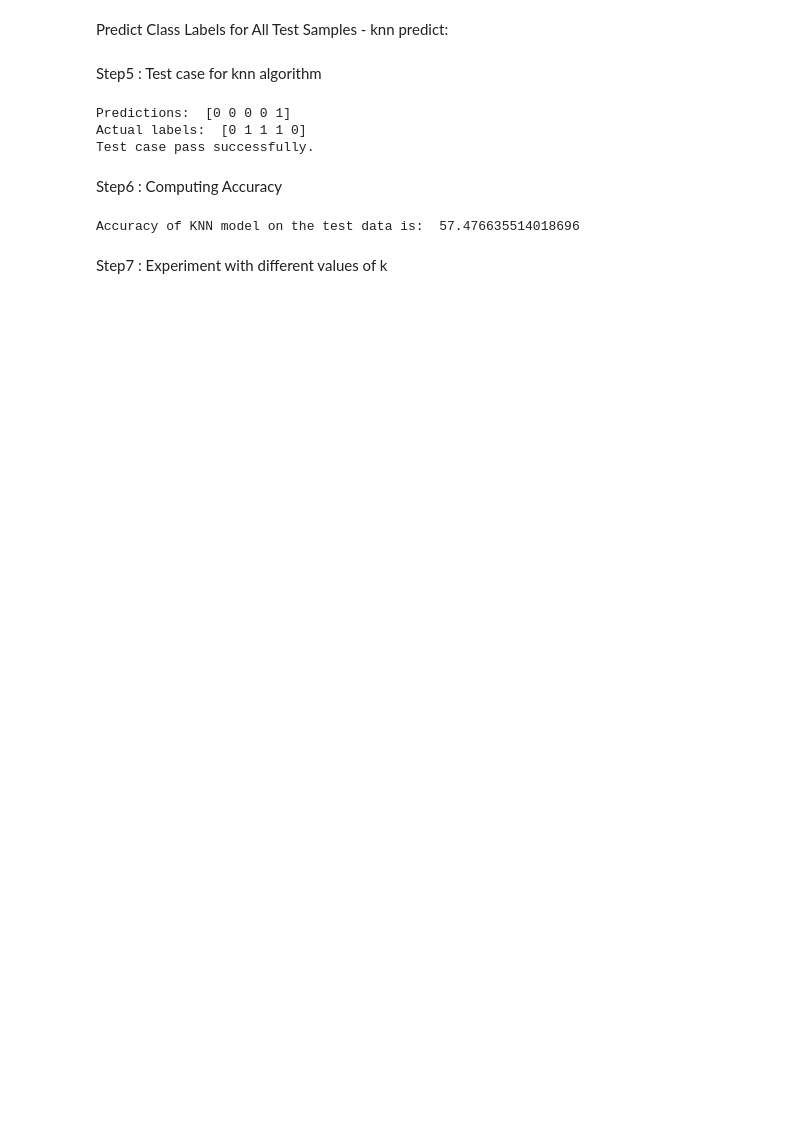
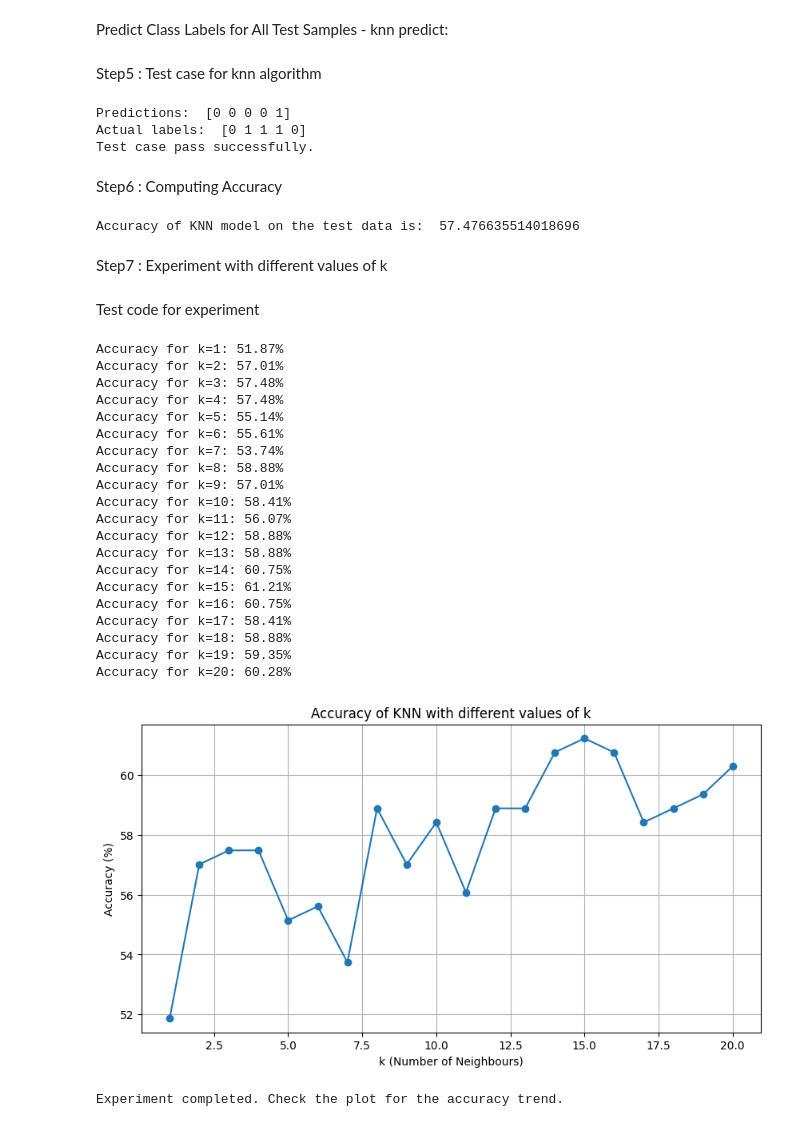
Before and after one commit to LearnerAnisha/ML-Algorithms, a Jupyter notebook: titanic.ipynb, the cells around one changed output. Saved outputs shown, nothing was run; the diff lists cells and outputs as text; code cells hidden in the pictures; blank space fills up the shorter version.

Commit message:
at step7 take out the plot from the loop

```diff
--- a/titanic.ipynb
+++ b/titanic.ipynb
@@ -153,21 +153,56 @@ Accuracy of KNN model on the test data is:  57.476635514018696
 # %% [markdown]
 Step7 : Experiment with different values of k
 # %%
-def experiment_knn_k_values(X_train,y_train,X_test,Y_test,k_values):
+def experiment_knn_k_values(X_train,Y_train,X_test,Y_test,k_values):
   accuracies = { }
   for k in k_values:
     #make predictions using the current value of k
-    predictions = knn_predict(X_test,X_train,y_train,k=k)
+    predictions = knn_predict(X_test,X_train,Y_train,k=k)
     # compute the accuracy
     accuracy = compute_accuracy(Y_test,predictions)
     accuracies[k] = accuracy
     print(f"Accuracy for k={k}: {accuracy:.2f}%")
     # plot the accuracies
-    plt.figure(figsize=(10,5))
-    plt.plot(k_values,list(accuracies.values()),marker = 'o')
-    plt.xlabel("k (Number of Neighbours)")
-    plt.ylabel("Accuracy (%)")
-    plt.title("Accuracy of KNN with different values of k")
-    plt.grid()
-    plt.show()
-    return accuracies
+  plt.figure(figsize=(10,5))
+  plt.plot(k_values,list(accuracies.values()),marker = 'o')
+  plt.xlabel("k (Number of Neighbours)")
+  plt.ylabel("Accuracy (%)")
+  plt.title("Accuracy of KNN with different values of k")
+  plt.grid()
+  plt.show()
+  return accuracies
+# %% [markdown]
+Test code for experiment
+# %%
+# Define the range of k values to experiment with
+k_values = range(1,21)
+
+# run the experiment
+try:
+  accuracies = experiment_knn_k_values(X_train, Y_train, X_test, Y_test, k_values)
+  print("Experiment completed. Check the plot for the accuracy trend.")
+except Exception as e:
+  print(f"An unexpected error occurred during the experiment: {e}")
+# %% [output]
+Accuracy for k=1: 51.87%
+Accuracy for k=2: 57.01%
+Accuracy for k=3: 57.48%
+Accuracy for k=4: 57.48%
+Accuracy for k=5: 55.14%
+Accuracy for k=6: 55.61%
+Accuracy for k=7: 53.74%
+Accuracy for k=8: 58.88%
+Accuracy for k=9: 57.01%
+Accuracy for k=10: 58.41%
+Accuracy for k=11: 56.07%
+Accuracy for k=12: 58.88%
+Accuracy for k=13: 58.88%
+Accuracy for k=14: 60.75%
+Accuracy for k=15: 61.21%
+Accuracy for k=16: 60.75%
+Accuracy for k=17: 58.41%
+Accuracy for k=18: 58.88%
+Accuracy for k=19: 59.35%
+Accuracy for k=20: 60.28%
+[figure, added]
+Experiment completed. Check the plot for the accuracy trend.
```
